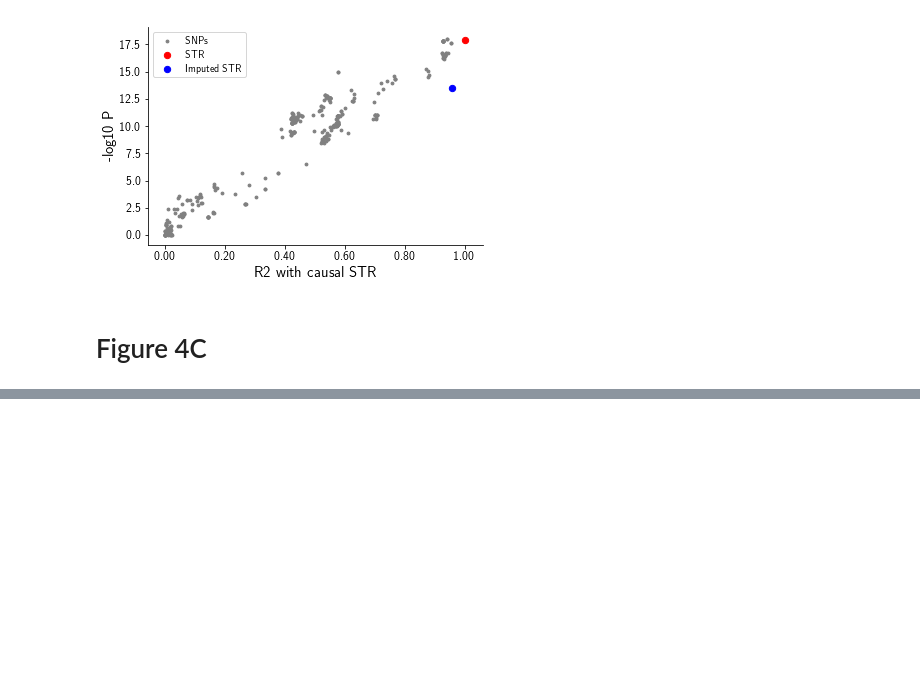
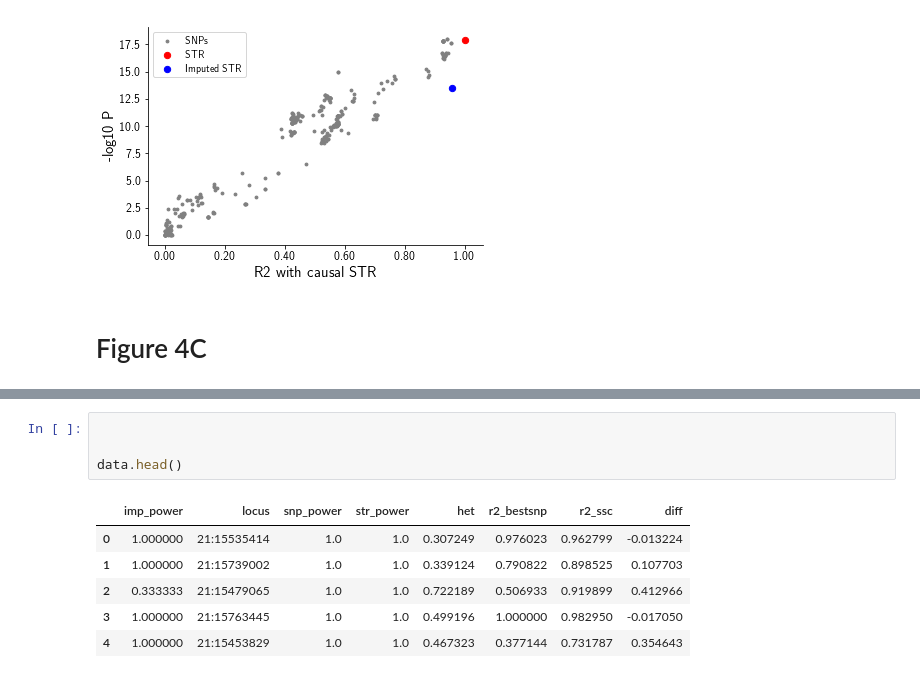
Before and after one commit to gymreklab/ssc-imputation, a Jupyter notebook: haplotype_paper/Figures/Figure4_GWASPower.ipynb, the cells around one changed output, grey strips where cells are left out. Drawn from its saved outputs; the diff is of its cells as text; blank space fills up the shorter version.

```diff
--- a/haplotype_paper/Figures/Figure4_GWASPower.ipynb
+++ b/haplotype_paper/Figures/Figure4_GWASPower.ipynb
@@ -137,0 +147,11 @@ assoc.groupby(["locus","testclass"], as_index=False).agg({"pvalue": lambda x: Ge
+# %%
+
+
+data.head()
+# %% [output]
+|  | imp_power | locus | snp_power | str_power | het | r2_bestsnp | r2_ssc | diff |
+| 0 | 1.000000 | 21:15535414 | 1.0 | 1.0 | 0.307249 | 0.976023 | 0.962799 | -0.013224 |
+| 1 | 1.000000 | 21:15739002 | 1.0 | 1.0 | 0.339124 | 0.790822 | 0.898525 | 0.107703 |
+| 2 | 0.333333 | 21:15479065 | 1.0 | 1.0 | 0.722189 | 0.506933 | 0.919899 | 0.412966 |
+| 3 | 1.000000 | 21:15763445 | 1.0 | 1.0 | 0.499196 | 1.000000 | 0.982950 | -0.017050 |
+| 4 | 1.000000 | 21:15453829 | 1.0 | 1.0 | 0.467323 | 0.377144 | 0.731787 | 0.354643 |
```
Also changed, not shown: parts of 6 cells of this notebook.
